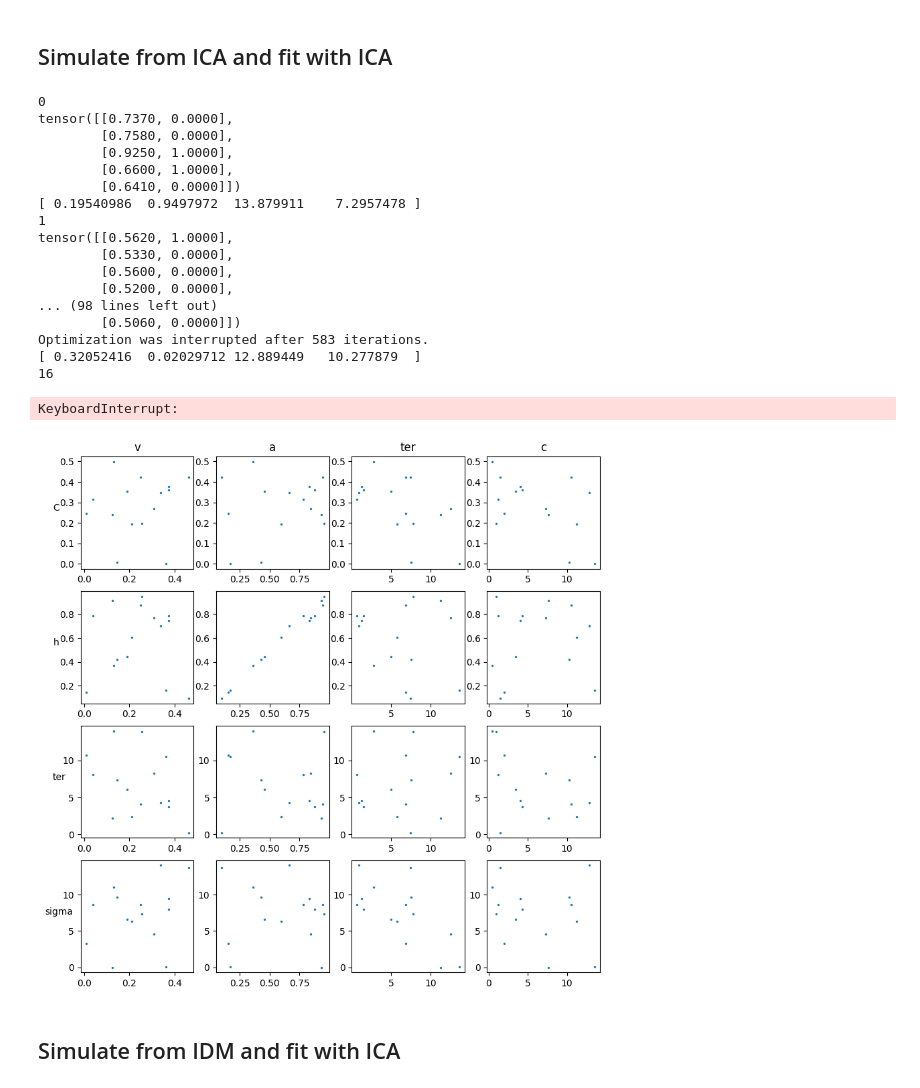
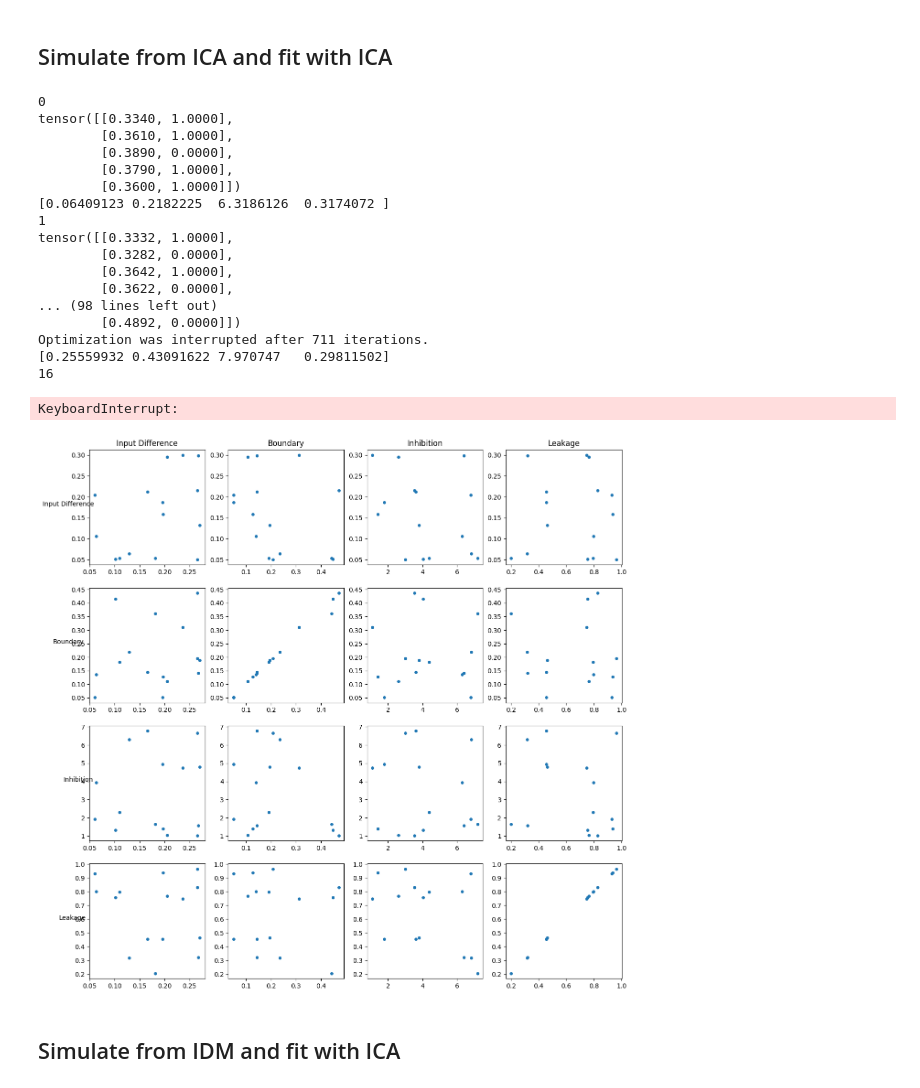
Before and after one commit to Jiashun97/sbi, a Jupyter notebook: IDM_LCA_all_param.ipynb, the cells around one changed output. Cells and saved outputs as stored; diff of their text form; code cells hidden in the pictures.

```diff
--- a/IDM_LCA_all_param.ipynb
+++ b/IDM_LCA_all_param.ipynb
@@ -30,7 +4,7 @@ from sbi.inference.potentials.base_potential import BasePotential
 ## LCA parameter recovery
 # %%
 # Training data
-num_simulations = 50000
+num_simulations = 500000
 #[0,0.5] for ∆I, [0,2] for I, [0,14] for κ and β, [0,1] for Z, and [0,1]
 #prior = utils.BoxUniform(low=[0.05,0.05,1,1], high=[0.3,0.25,8,8])
 
@@ -115,23 +47,15 @@ torch.Size([30, 4])
 # %% [markdown]
 ## Simulate from ICA and fit with ICA
 # %%
-#Is = np.random.uniform(low=0.05, high=0.3, size=30)
-#As = np.random.uniform(low=0.05, high=0.25, size=30)
-#Inhs = np.random.uniform(low=1, high=8, size=30)
-#ks = np.random.uniform(low=1, high=8, size=30)
-
 parameters = prior.sample((30,))
 
-
-#Ters = np.random.uniform(low=0.2, high=0.8, size=30)
-
-n_trials = 300
-num_samples = 100
+n_trials = 500
+num_samples = 200
 par_fitted = np.zeros((30,4))
 # %%
-for i in range(len(Is)):
+for i in range(30):
     print(i)
-    LCA_o = simul_LCA_four_param(np.tile(parameters[i,:], (n_trials,1))) # simulate LCA data
+    LCA_o = simul_LCA_all_param(np.tile(parameters[i,:], (n_trials,1))) # simulate LCA data
     print(LCA_o[0:5,:])
     mnle_posterior = trainer.build_posterior(
     mcmc_method="slice_np_vectorized", mcmc_parameters=mcmc_parameters, prior = prior
@@ -144,27 +68,30 @@ for i in range(len(Is)):
     par_fitted[i,:] = np.array(mnle_map)
 # %% [output]
 0
-tensor([[0.7370, 0.0000],
-        [0.7580, 0.0000],
-        [0.9250, 1.0000],
-        [0.6600, 1.0000],
-        [0.6410, 0.0000]])
-[ 0.19540986  0.9497972  13.879911    7.2957478 ]
+tensor([[0.3340, 1.0000],
+        [0.3610, 1.0000],
+        [0.3890, 0.0000],
+        [0.3790, 1.0000],
+        [0.3600, 1.0000]])
+[0.06409123 0.2182225  6.3186126  0.3174072 ]
 1
-tensor([[0.5620, 1.0000],
-        [0.5330, 0.0000],
-        [0.5600, 0.0000],
-        [0.5200, 0.0000],
+tensor([[0.3332, 1.0000],
+        [0.3282, 0.0000],
+        [0.3642, 1.0000],
+        [0.3622, 0.0000],
 ... (98 lines left out)
-        [0.5060, 0.0000]])
-Optimization was interrupted after 583 iterations.
-[ 0.32052416  0.02029712 12.889449   10.277879  ]
+        [0.4892, 0.0000]])
+Optimization was interrupted after 711 iterations.
+[0.25559932 0.43091622 7.970747   0.29811502]
 16
 KeyboardInterrupt:
 # %%
-sim_fit_plot_4(parameters[0:15,0], parameters[0:15,1], parameters[0:15,2], parameters[0:15,3], par_fitted[0:15,:])
+## n_trials = 1000
+par_labels = ['Input Difference', 'Boundary','Inhibition', 'Leakage']
+par_fitted_labels = ['Input Difference', 'Boundary','Inhibition', 'Leakage']
+sim_fit_plot_all(parameters[0:15], par_fitted[0:15], par_labels, par_fitted_labels, s = 15, figsize=(15,15))
 # %% [output]
-[figure, old version]
+[figure, new version]
 # %% [markdown]
 ## Simulate from IDM and fit with ICA
 # %%
```
Also changed, not shown: parts of 7 cells of this notebook, 5 other files.
